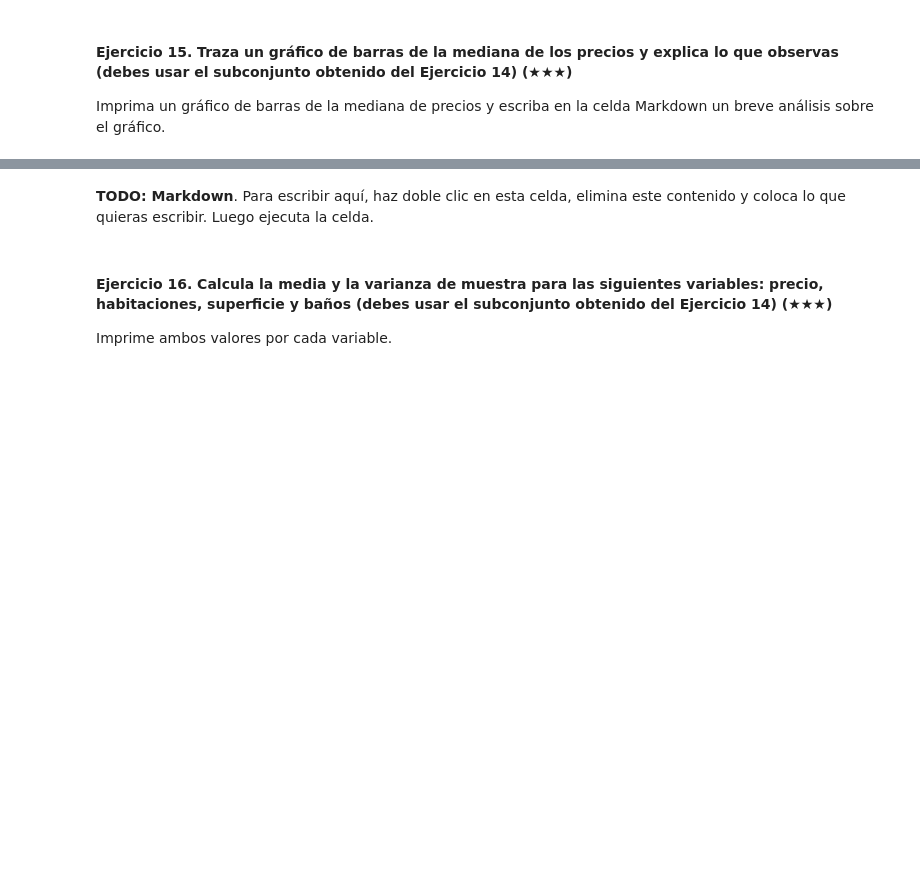
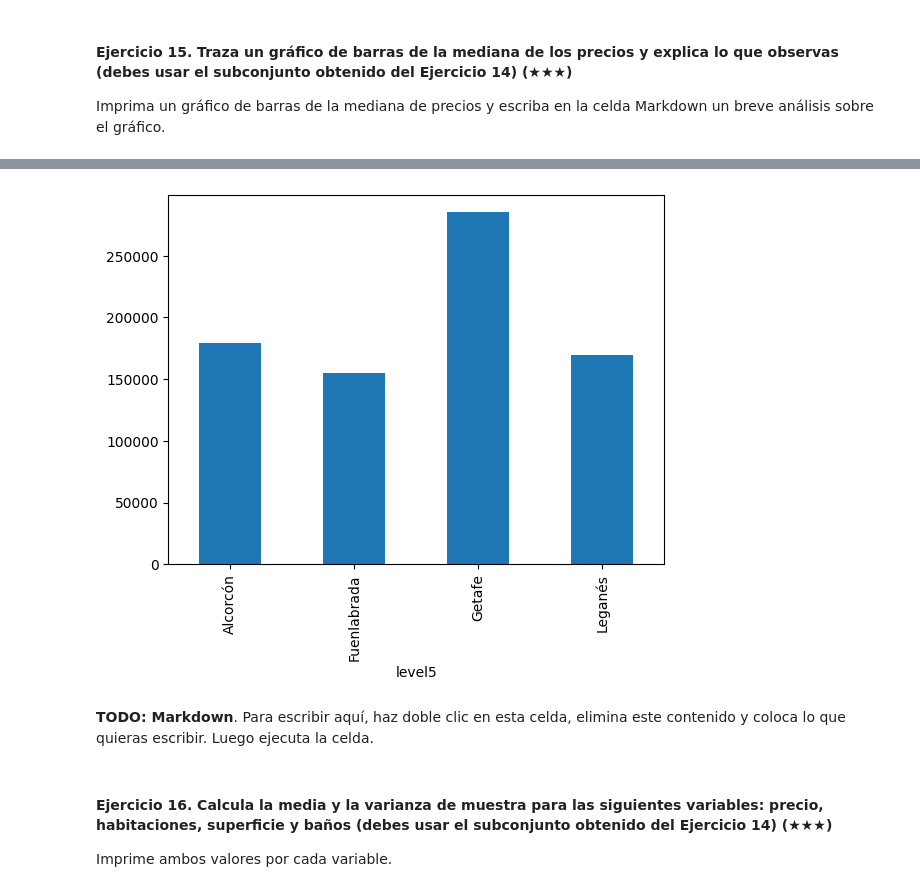
Before and after one commit to 4GeeksAcademy/realestate-datacleanup-exercise.v.04, a Jupyter notebook: project.es.ipynb, the cells around one changed output, grey strips where cells are left out. Cells and saved outputs as stored; diff of their text form; code cells hidden in the pictures; blank space fills up the shorter version.

```diff
--- a/project.es.ipynb
+++ b/project.es.ipynb
@@ -119,4 +301,6 @@ Imprima la población y el número de casas.
 
 Pista: Filtra el DataFrame original usando la columna `level5` y la función `isin`.
 # %%
-# TODO
+cinturon_sur = ds[ds["level5"].isin(["Fuenlabrada", "Leganés", "Getafe", "Alcorcón"])]
+
+cinturon_sur
@@ -129,3 +336,8 @@ Imprima un gráfico de barras de la mediana de precios y escriba en la celda Mar
+# %%
+cinturon_sur.groupby('level5')['price'].median().plot(kind ='bar')
+plt.show()
+# %% [output]
+[figure, added]
 # %% [markdown]
 **TODO: Markdown**. Para escribir aquí, haz doble clic en esta celda, elimina este contenido y coloca lo que quieras escribir. Luego ejecuta la celda.
 # %% [markdown]
```
Also changed, not shown: parts of 24 cells of this notebook.
